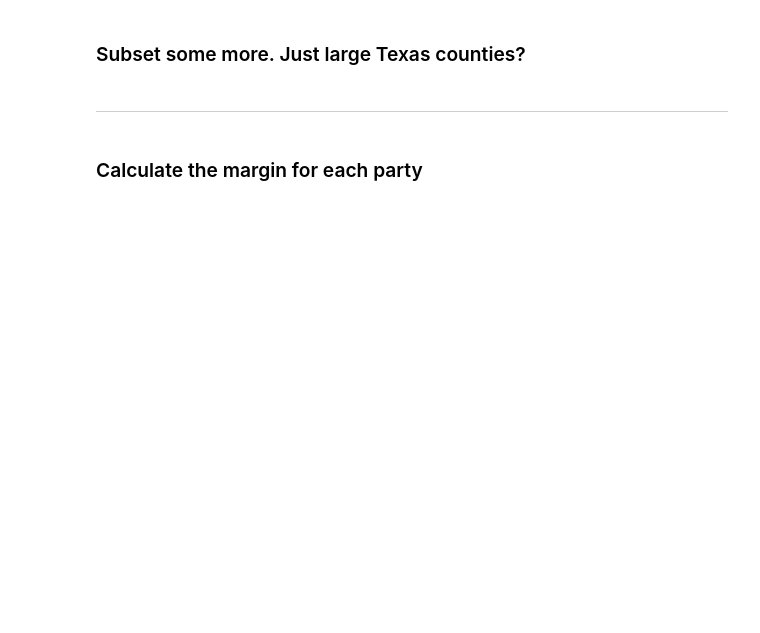
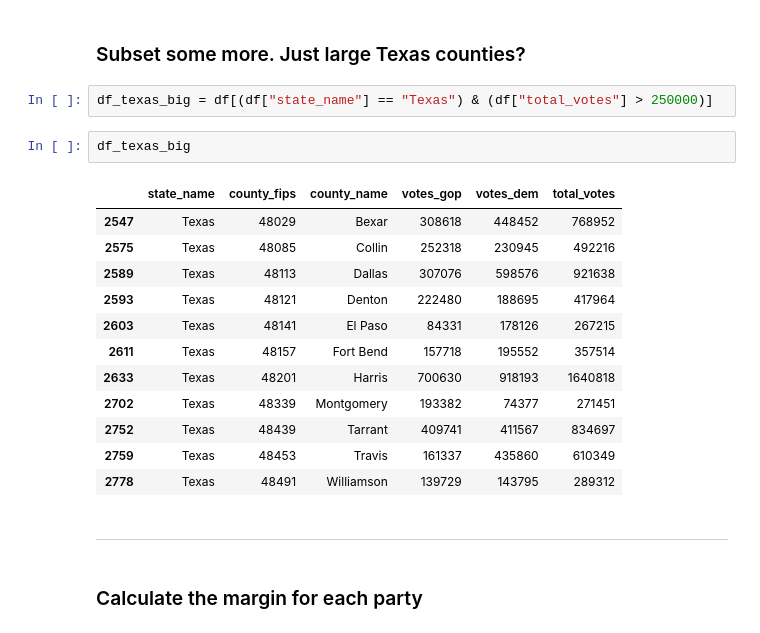
Before and after one commit to stiles/usc, a Jupyter notebook: notebooks/demos/04_presidential_results_inclassdemo.ipynb, the cells around one changed output. Cells and saved outputs as stored; diff of their text form; blank space fills up the shorter version.

```diff
--- a/notebooks/demos/04_presidential_results_inclassdemo.ipynb
+++ b/notebooks/demos/04_presidential_results_inclassdemo.ipynb
@@ -35,5 +122,22 @@ df["county_fips"] = df["county_fips"].astype(str)
 # %% [markdown]
 ### Subset some more. Just large Texas counties?
+# %%
+df_texas_big = df[(df["state_name"] == "Texas") & (df["total_votes"] > 250000)]
+# %%
+df_texas_big
+# %% [output]
+|  | state_name | county_fips | county_name | votes_gop | votes_dem | total_votes |
+| 2547 | Texas | 48029 | Bexar | 308618 | 448452 | 768952 |
+| 2575 | Texas | 48085 | Collin | 252318 | 230945 | 492216 |
+| 2589 | Texas | 48113 | Dallas | 307076 | 598576 | 921638 |
+| 2593 | Texas | 48121 | Denton | 222480 | 188695 | 417964 |
+| 2603 | Texas | 48141 | El Paso | 84331 | 178126 | 267215 |
+| 2611 | Texas | 48157 | Fort Bend | 157718 | 195552 | 357514 |
+| 2633 | Texas | 48201 | Harris | 700630 | 918193 | 1640818 |
+| 2702 | Texas | 48339 | Montgomery | 193382 | 74377 | 271451 |
+| 2752 | Texas | 48439 | Tarrant | 409741 | 411567 | 834697 |
+| 2759 | Texas | 48453 | Travis | 161337 | 435860 | 610349 |
+| 2778 | Texas | 48491 | Williamson | 139729 | 143795 | 289312 |
 # %% [markdown]
 ---
 # %% [markdown]
```
Also changed, not shown: parts of 28 cells of this notebook, 1 other file.
